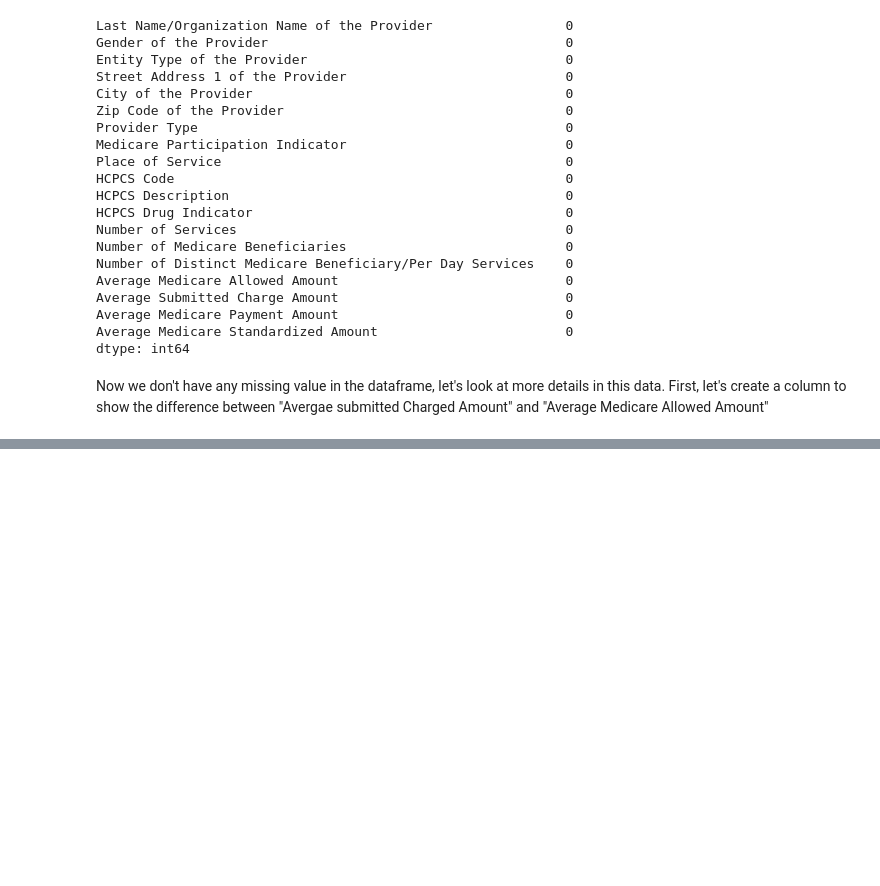
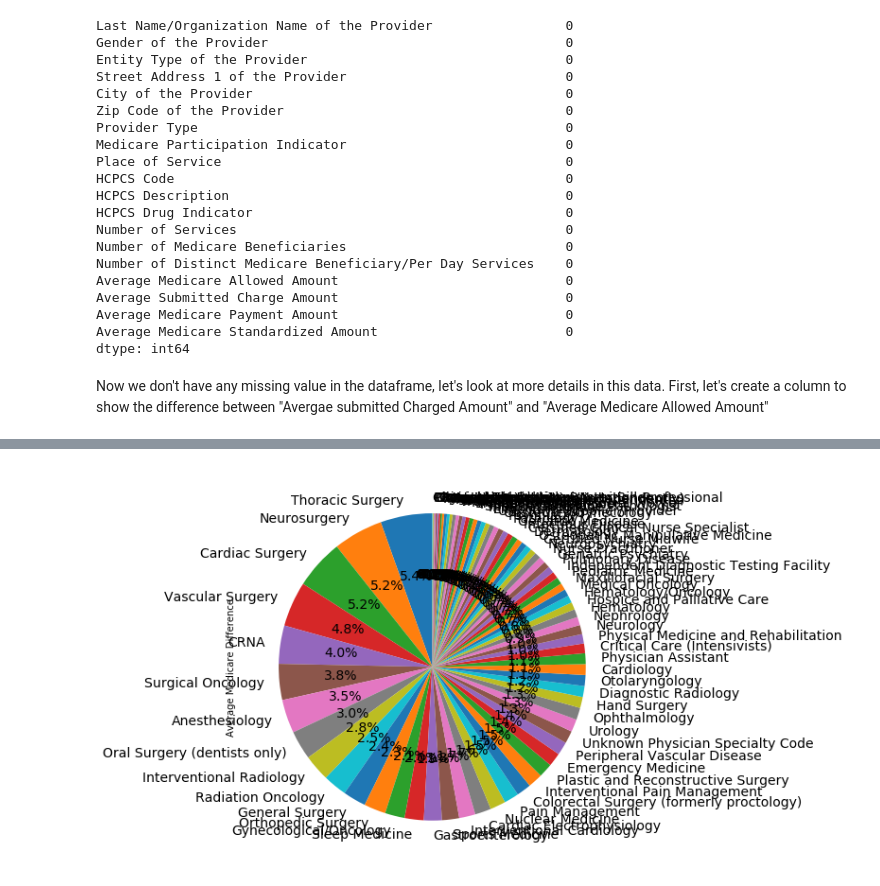
Before and after one commit to chvbs2000/SpringBoard, a Jupyter notebook: Capstone_Project1/analysis.ipynb, the cells around one changed output, grey strips where cells are left out. Drawn from its saved outputs; the diff is of its cells as text; code cells hidden in the pictures; blank space fills up the shorter version.

```diff
--- a/Capstone_Project1/analysis.ipynb
+++ b/Capstone_Project1/analysis.ipynb
@@ -147,6 +140,0 @@ Based on the pie chart, there are many provider types, let's focus on the provid
-# %%
-provider_list = ['Oral Surgery (dentists only)','Vascular Surgery','Cardiac Surgery', 'Thoracic Surgery', 'Neurosurgery']
-data_ca_drop = data_ca_drop.loc[data_ca_drop['Provider Type'].isin(provider_list)]
-
-# group by provider type and plot bar plot
-data_ca_drop.groupby('Provider Type')['Average Submitted Charge Amount','Average Medicare Allowed Amount'].mean().sort_values(by = 'Average Submitted Charge Amount', ascending = False).plot(kind = 'bar')
@@ -227,0 +155,10 @@ Now, I want to know that what factors would affect the average submitted charge
+# %%
+data_pt_amaa = data_ca_drop.groupby('Provider Type')['Average Medicare Difference'].mean().reset_index().sort_values('Average Medicare Difference', ascending = False)
+plt.figure(figsize=(16,8))
+# plot pie chart
+ax1 = plt.subplot(121, aspect='equal')
+data_pt_amaa.plot(kind='pie', y = 'Average Medicare Difference', ax=ax1, autopct='%1.1f%%',
+ startangle=90, shadow=False, labels=data_pt_amaa['Provider Type'], legend = False, fontsize=14)
+plt.show()
+# %% [output]
+[figure, added]
```
Also changed, not shown: parts of 51 cells of this notebook.
